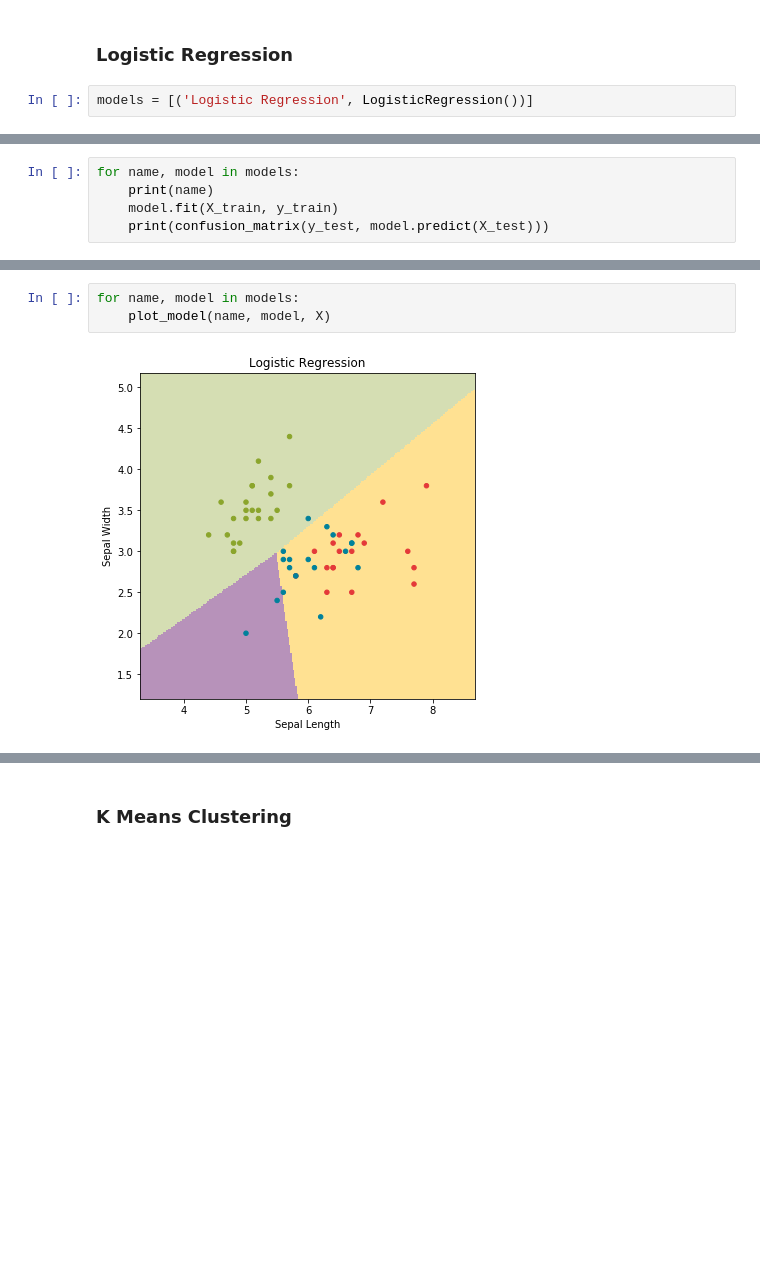
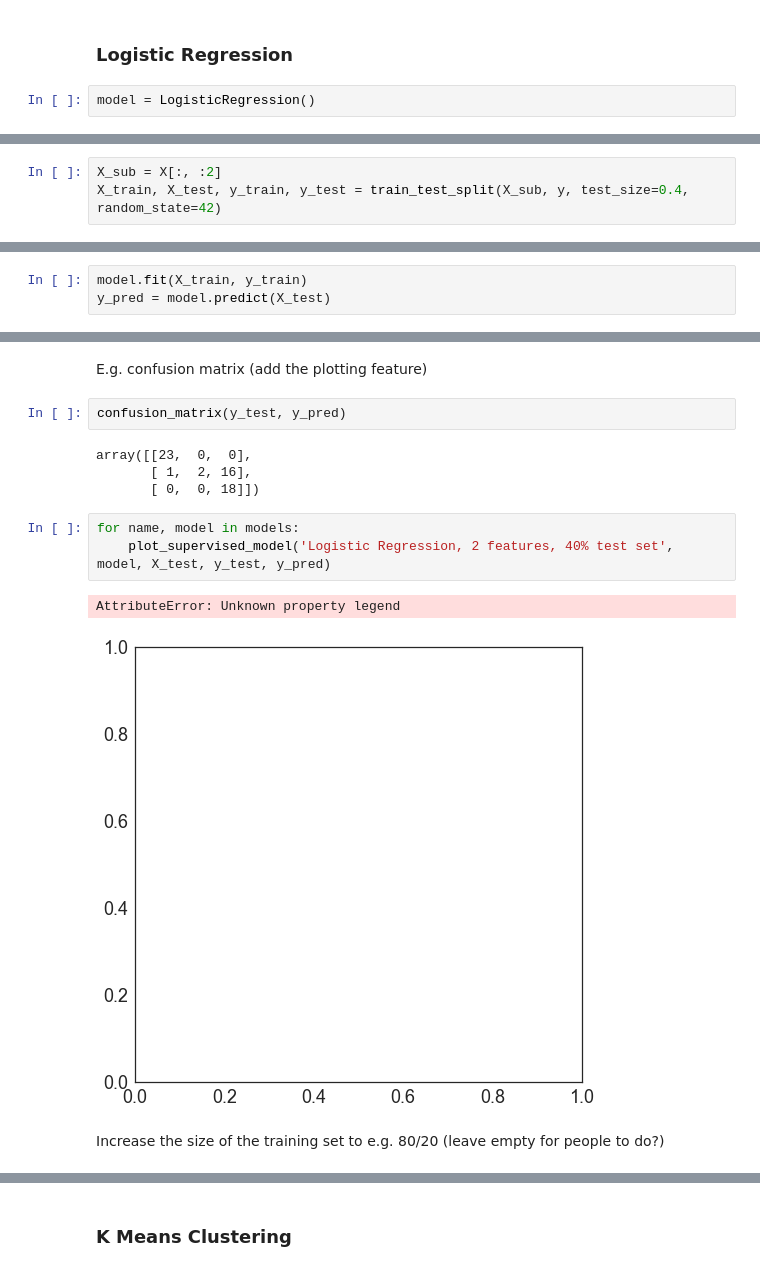
Before and after one commit to marijavlajic/code-university-ml-workshop, a Jupyter notebook: Ada Lovelace Festival - Introduction to Machine Learning Workshop.ipynb, the cells around one changed output, grey strips where cells are left out. Cells and saved outputs as stored; diff of their text form; blank space fills up the shorter version.

```diff
--- a/Ada Lovelace Festival - Introduction to Machine Learning Workshop.ipynb
+++ b/Ada Lovelace Festival - Introduction to Machine Learning Workshop.ipynb
@@ -81,5 +120,5 @@ X_test.shape, y_test.shape
 ((60, 4), (60,))
 # %% [markdown]
 ### Logistic Regression
-# %%
-models = [('Logistic Regression', LogisticRegression())]
+# %%
+model = LogisticRegression()
@@ -85,0 +127,3 @@ models = [('Logistic Regression', LogisticRegression())]
+# %%
+X_sub = X[:, :2]
+X_train, X_test, y_train, y_test = train_test_split(X_sub, y, test_size=0.4, random_state=42)
@@ -86,5 +132,3 @@ models = [('Logistic Regression', LogisticRegression())]
 # %%
-for name, model in models:
-    print(name)
-    model.fit(X_train, y_train)
-    print(confusion_matrix(y_test, model.predict(X_test)))
+model.fit(X_train, y_train)
+y_pred = model.predict(X_test)
@@ -96,5 +151,16 @@ Logistic Regression
+# %% [markdown]
+E.g. confusion matrix (add the plotting feature)
+# %%
+confusion_matrix(y_test, y_pred)
+# %% [output]
+array([[23,  0,  0],
+       [ 1,  2, 16],
+       [ 0,  0, 18]])
 # %%
 for name, model in models:
-    plot_model(name, model, X)
+    plot_supervised_model('Logistic Regression, 2 features, 40% test set', model, X_test, y_test, y_pred)
 # %% [output]
+AttributeError: Unknown property legend
-[figure, old version]
+[figure, new version]
+# %% [markdown]
+Increase the size of the training set to e.g. 80/20 (leave empty for people to do?)
```
Also changed, not shown: parts of 50 cells of this notebook.
